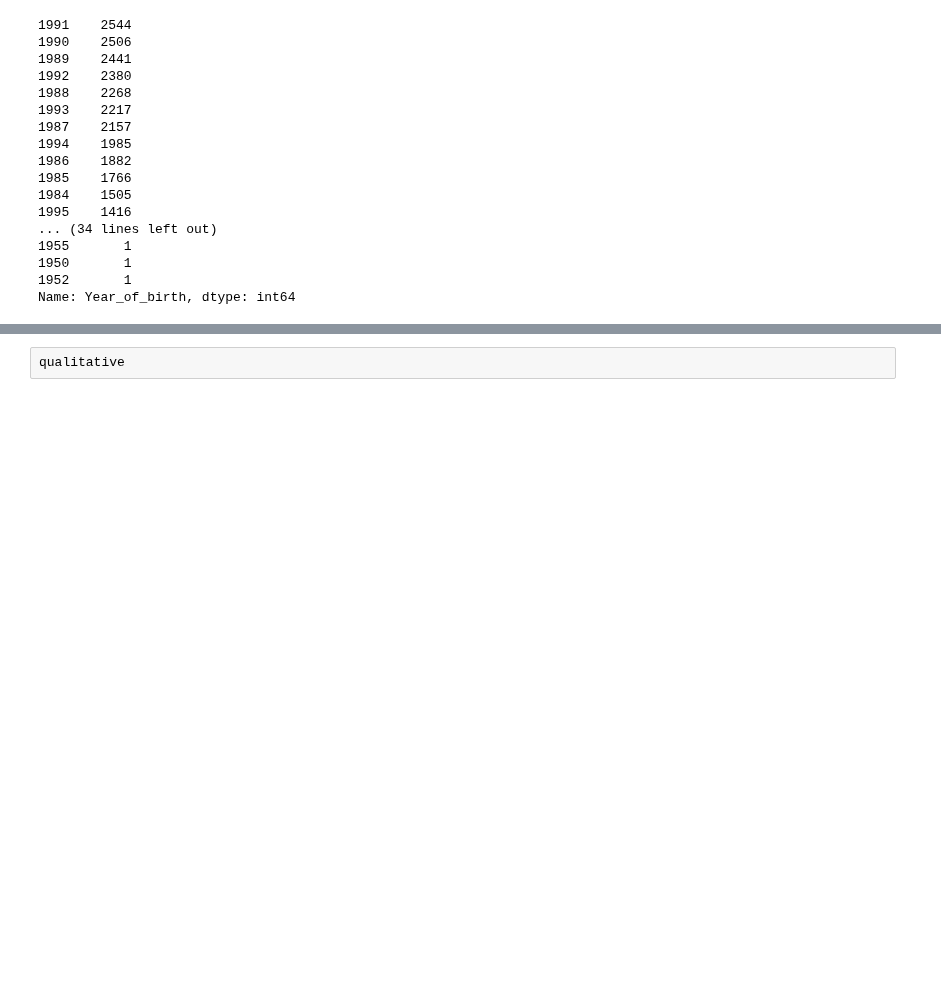
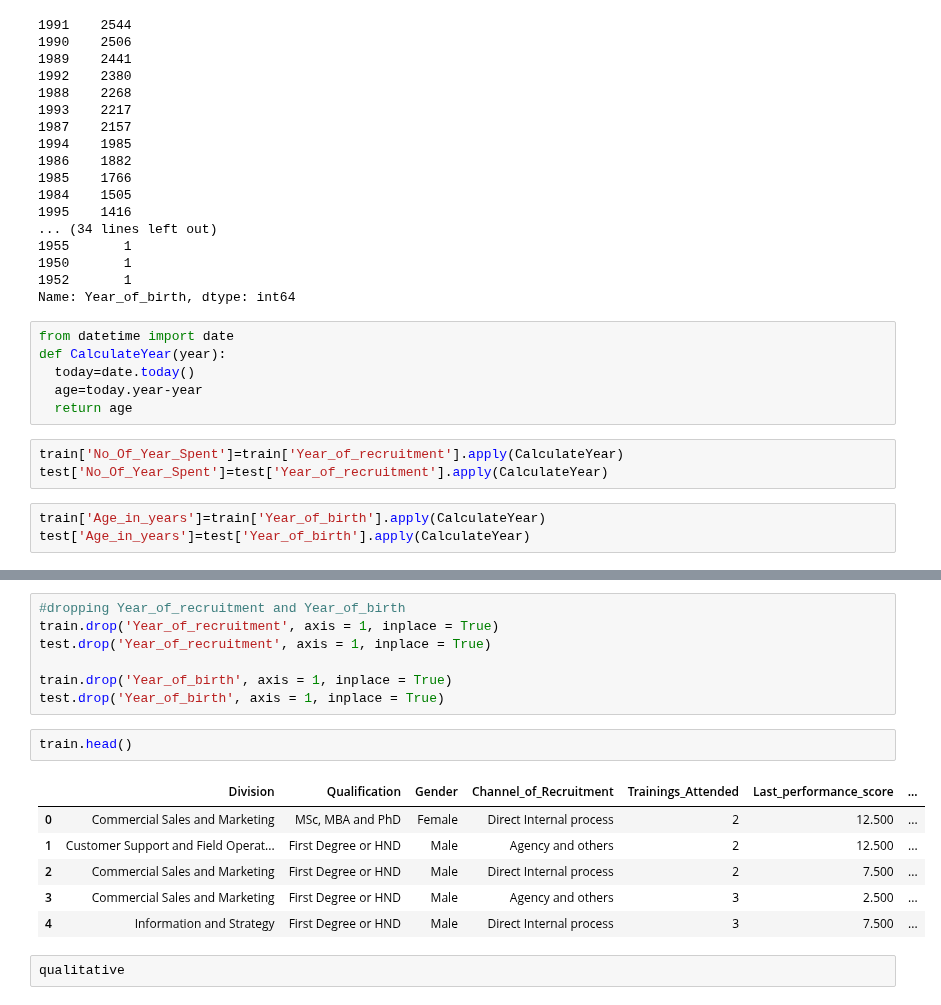
Before and after one commit to Ayanlola2002/Data-Science-Nigeria, a Jupyter notebook: developing_Staff_promotion_algorithm.ipynb, the cells around one changed output, grey strips where cells are left out. Saved outputs shown, nothing was run; the diff lists cells and outputs as text; blank space fills up the shorter version.

```diff
--- a/developing_Staff_promotion_algorithm.ipynb
+++ b/developing_Staff_promotion_algorithm.ipynb
@@ -512,3 +512,15 @@ train['Year_of_birth'].value_counts()
 1950       1
 1952       1
 Name: Year_of_birth, dtype: int64
+# %%
+from datetime import date
+def CalculateYear(year):
+  today=date.today()
+  age=today.year-year
+  return age
+# %%
+train['No_Of_Year_Spent']=train['Year_of_recruitment'].apply(CalculateYear)
+test['No_Of_Year_Spent']=test['Year_of_recruitment'].apply(CalculateYear)
+# %%
+train['Age_in_years']=train['Year_of_birth'].apply(CalculateYear)
+test['Age_in_years']=test['Year_of_birth'].apply(CalculateYear)
@@ -515,3 +536,19 @@ Name: Year_of_birth, dtype: int64
+# %%
+#dropping Year_of_recruitment and Year_of_birth
+train.drop('Year_of_recruitment', axis = 1, inplace = True)
+test.drop('Year_of_recruitment', axis = 1, inplace = True)
+
+train.drop('Year_of_birth', axis = 1, inplace = True)
+test.drop('Year_of_birth', axis = 1, inplace = True)
+# %%
+train.head()
+# %% [output]
+|  | Division | Qualification | Gender | Channel_of_Recruitment | Trainings_Attended | Last_performance_score | ... |
+| 0 | Commercial Sales and Marketing | MSc, MBA and PhD | Female | Direct Internal process | 2 | 12.500 | ... |
+| 1 | Customer Support and Field Operat... | First Degree or HND | Male | Agency and others | 2 | 12.500 | ... |
+| 2 | Commercial Sales and Marketing | First Degree or HND | Male | Direct Internal process | 2 | 7.500 | ... |
+| 3 | Commercial Sales and Marketing | First Degree or HND | Male | Agency and others | 3 | 2.500 | ... |
+| 4 | Information and Strategy | First Degree or HND | Male | Direct Internal process | 3 | 7.500 | ... |
 # %%
 qualitative
 # %% [output]
```
Also changed, not shown: parts of 6 cells of this notebook.
